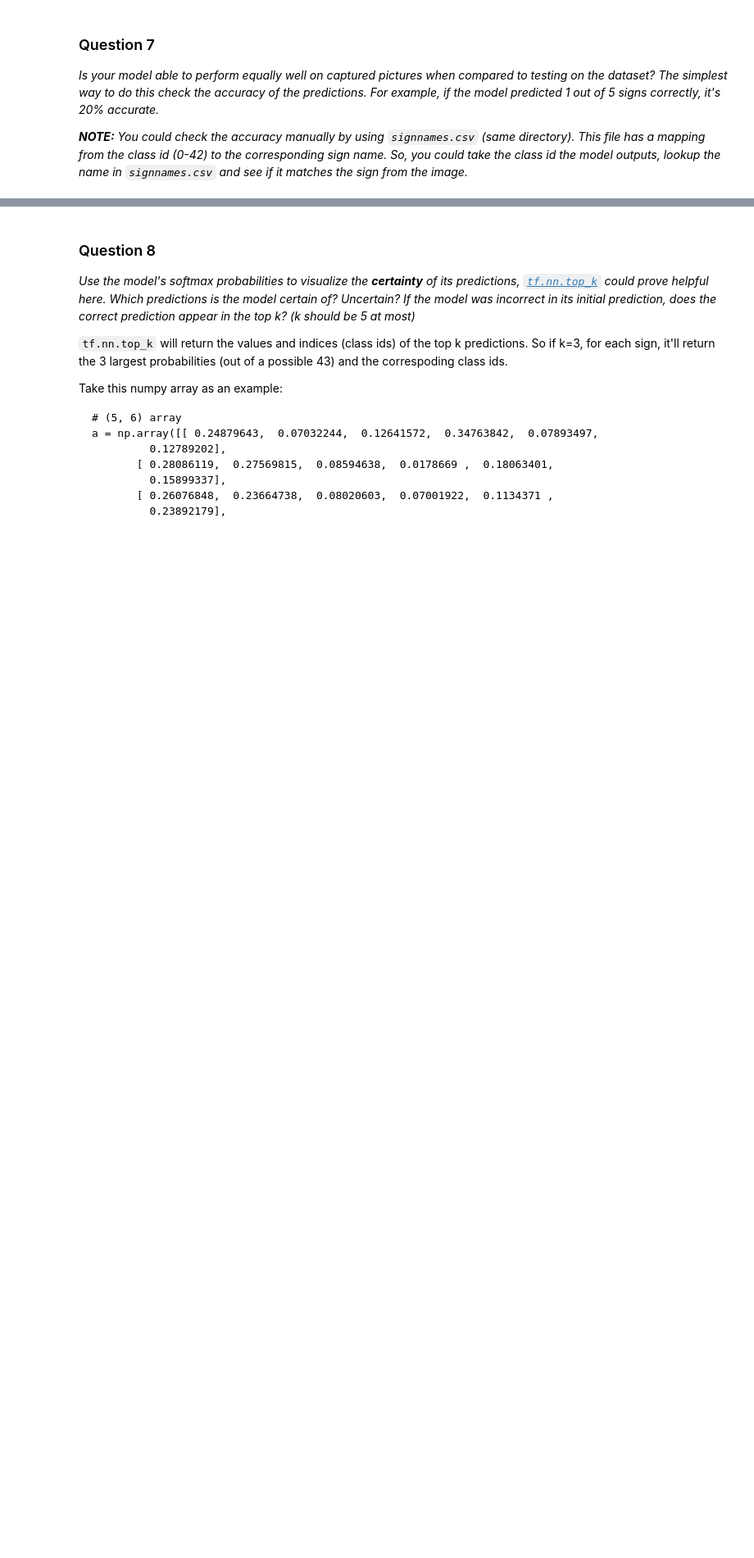
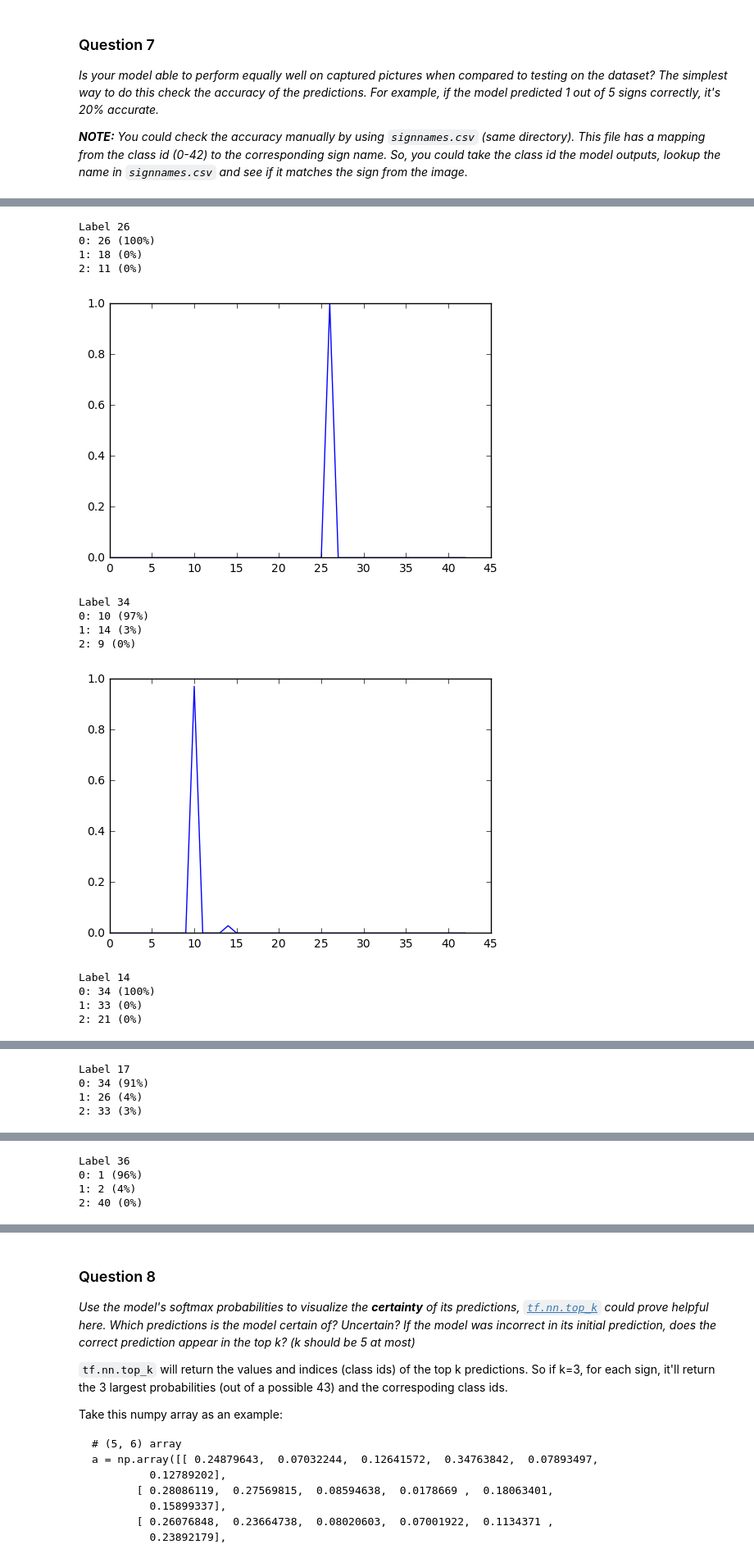
Before and after one commit to geminijun/CarND-Traffic-Sign-Classifier-Project, a Jupyter notebook: Traffic_Sign_Classifier.ipynb, the cells around one changed output, grey strips where cells are left out. Shown: that part at 82% size. Drawn from its saved outputs; the diff is of its cells as text; code cells hidden in the pictures; blank space fills up the shorter version.

```diff
--- a/Traffic_Sign_Classifier.ipynb
+++ b/Traffic_Sign_Classifier.ipynb
@@ -333,3 +376,10 @@ _Choose five candidate images of traffic signs and provide them in the report. A
 # %%
 ### Run the predictions here.
 ### Feel free to use as many code cells as needed.
+
+new_test_lables = np.array([26, 34, 14, 17, 36])
+with tf.Session() as sess:
+    saver.restore(sess, tf.train.latest_checkpoint('.'))
+    new_test_accuracy = evaluate(new_test, new_test_lables)
+
+    print("pridiction accuracy = {:.3f}".format(new_test_accuracy))
@@ -346,0 +396,32 @@ _**NOTE:** You could check the accuracy manually by using `signnames.csv` (same
+# %%
+### Visualize the softmax probabilities here.
+### Feel free to use as many code cells as needed.
+softmax_logits = tf.nn.softmax(logits)
+top_k = tf.nn.top_k(softmax_logits, k=3)
+with tf.Session() as sess:
+    saver.restore(sess, tf.train.latest_checkpoint('.'))
+
+    new_softmax_logits = sess.run(softmax_logits, feed_dict={x: new_test})
+    new_top_k = sess.run(top_k, feed_dict={x: new_test})
+
+for i in range(len(new_softmax_logits)):
+    print("Label", new_test_lables[i])
+    for j in range(3):
+        print('{}: {} ({:.0f}%)'.format(j, new_top_k[1][i][j], 100*new_top_k[0][i][j]))
+    plt.plot(new_softmax_logits[i])
+    plt.show()
+# %% [output]
+Label 26
+0: 26 (100%)
+1: 18 (0%)
+2: 11 (0%)
+[figure, added]
+Label 34
+0: 10 (97%)
+1: 14 (3%)
+2: 9 (0%)
+[figure, added]
+Label 14
+0: 34 (100%)
+1: 33 (0%)
+2: 21 (0%)
@@ -346,0 +429,4 @@ _**NOTE:** You could check the accuracy manually by using `signnames.csv` (same
+Label 17
+0: 34 (91%)
+1: 26 (4%)
+2: 33 (3%)
@@ -346,0 +434,4 @@ _**NOTE:** You could check the accuracy manually by using `signnames.csv` (same
+Label 36
+0: 1 (96%)
+1: 2 (4%)
+2: 40 (0%)
```
Also changed, not shown: parts of 20 cells of this notebook, 1 other file.
